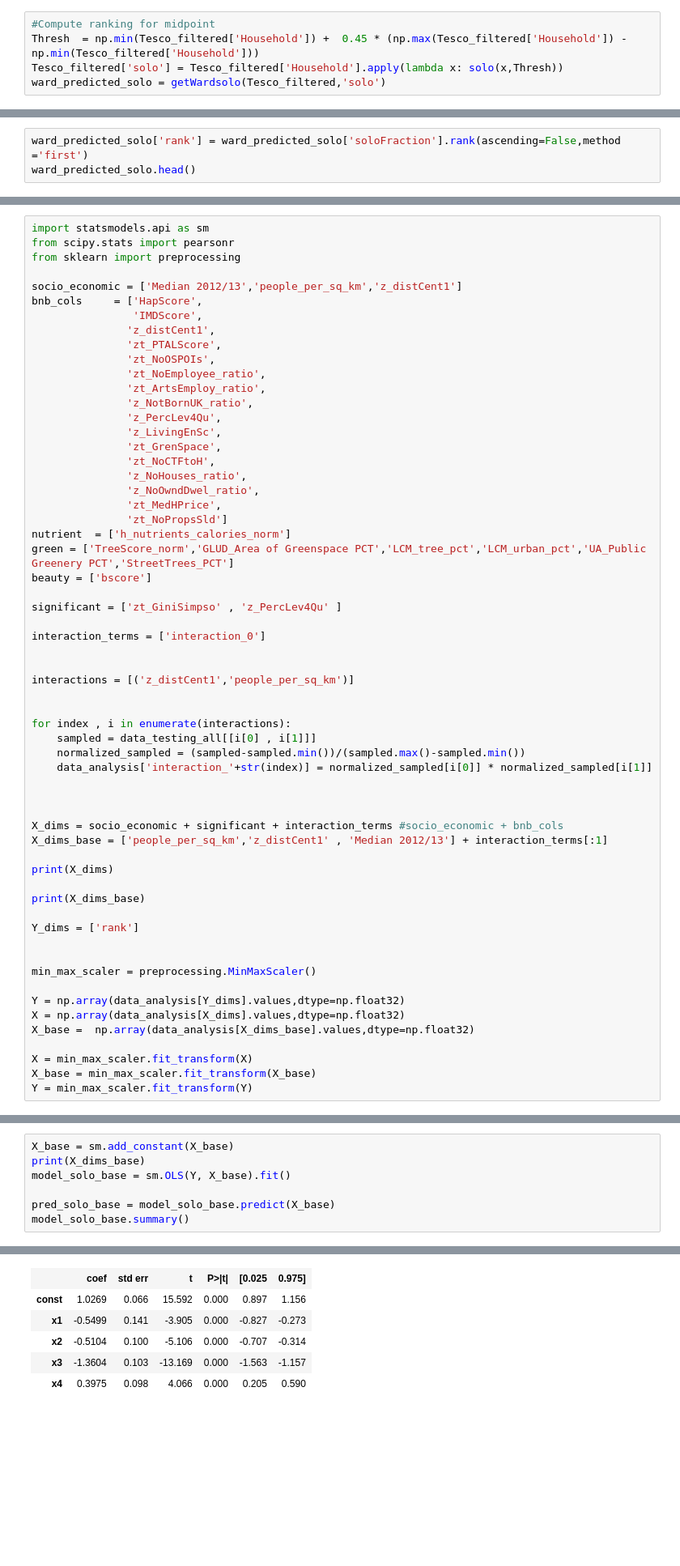
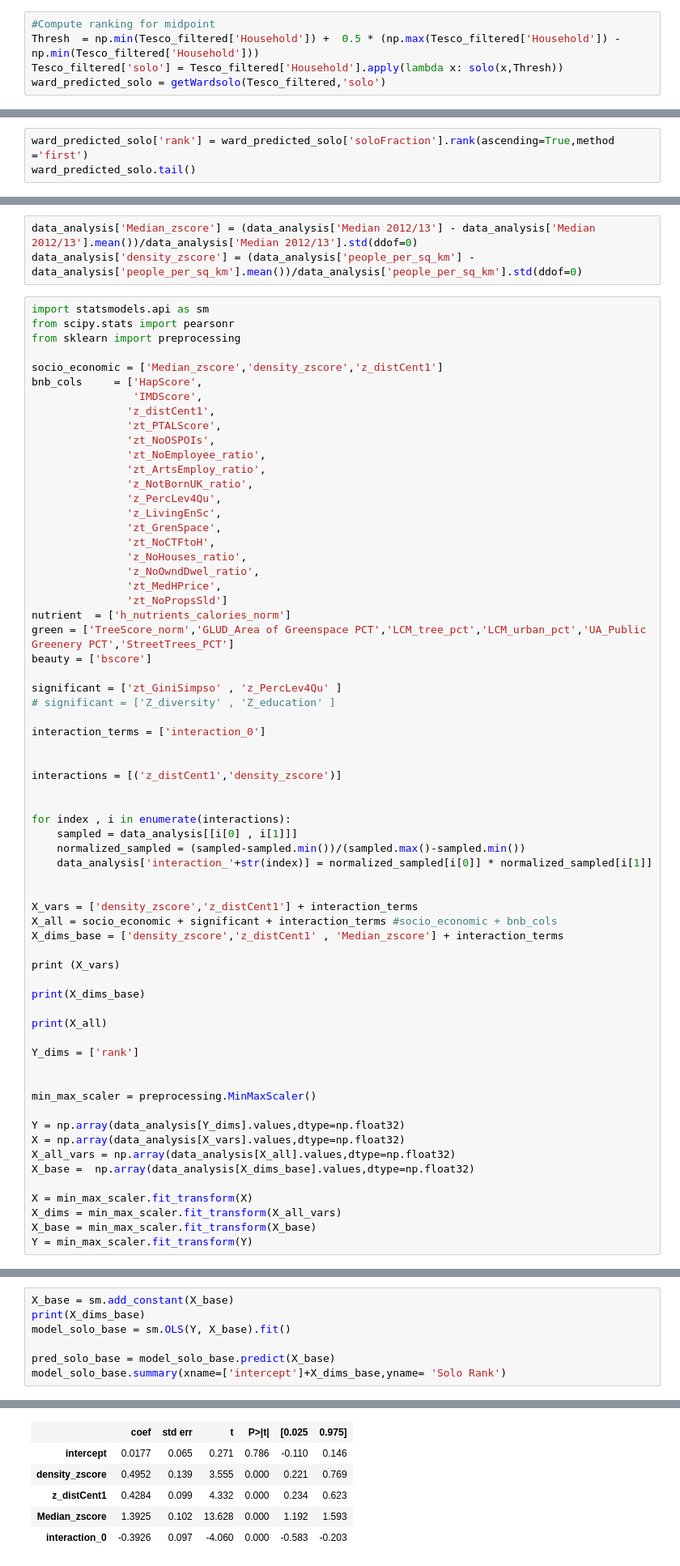
Before and after one commit to sagarjoglekar/Vitamin_N, a Jupyter notebook: Notebooks/Solo_living/Solo_Find_ranking_metric_main.ipynb, the cells around one changed output, grey strips where cells are left out. Shown at 81% size. Saved outputs shown, nothing was run; the diff lists cells and outputs as text; blank space fills up the shorter version.

```diff
--- a/Notebooks/Solo_living/Solo_Find_ranking_metric_main.ipynb
+++ b/Notebooks/Solo_living/Solo_Find_ranking_metric_main.ipynb
@@ -249,7 +290,7 @@ Tesco_filtered['solo_high'] = Tesco_filtered['Household'].apply(lambda x: solo(x
 ward_predicted_solo_high = getWardsolo(Tesco_filtered,'solo_high')
 # %%
 #Compute ranking for midpoint
-Thresh  = np.min(Tesco_filtered['Household']) +  0.45 * (np.max(Tesco_filtered['Household']) - np.min(Tesco_filtered['Household']))
+Thresh  = np.min(Tesco_filtered['Household']) +  0.5 * (np.max(Tesco_filtered['Household']) - np.min(Tesco_filtered['Household']))
 Tesco_filtered['solo'] = Tesco_filtered['Household'].apply(lambda x: solo(x,Thresh))
 ward_predicted_solo = getWardsolo(Tesco_filtered,'solo')
 # %%
@@ -288,7 +329,7 @@ spearmanr(test_predicted_solo['soloFraction_x'],test_predicted_solo['soloFractio
 # %% [output]
 SpearmanrResult(correlation=0.9714592717865284, pvalue=0.0)
 # %%
-ward_predicted_solo['rank'] = ward_predicted_solo['soloFraction'].rank(ascending=False,method ='first')
-ward_predicted_solo.head()
+ward_predicted_solo['rank'] = ward_predicted_solo['soloFraction'].rank(ascending=True,method ='first')
+ward_predicted_solo.tail()
 # %% [output]
 |  | wardCode | soloFraction | rank |
@@ -453,9 +671,12 @@ data_analysis = data_testing_all.copy()
+# %%
+data_analysis['Median_zscore'] = (data_analysis['Median 2012/13'] - data_analysis['Median 2012/13'].mean())/data_analysis['Median 2012/13'].std(ddof=0)
+data_analysis['density_zscore'] = (data_analysis['people_per_sq_km'] - data_analysis['people_per_sq_km'].mean())/data_analysis['people_per_sq_km'].std(ddof=0)
 # %%
 import statsmodels.api as sm
 from scipy.stats import pearsonr
 from sklearn import preprocessing
 
-socio_economic = ['Median 2012/13','people_per_sq_km','z_distCent1']
+socio_economic = ['Median_zscore','density_zscore','z_distCent1']
 bnb_cols     = ['HapScore',
                 'IMDScore',
                'z_distCent1',
@@ -477,26 +698,29 @@ green = ['TreeScore_norm','GLUD_Area of Greenspace PCT','LCM_tree_pct','LCM_urba
 beauty = ['bscore']
 
 significant = ['zt_GiniSimpso' , 'z_PercLev4Qu' ]
+# significant = ['Z_diversity' , 'Z_education' ]
 
 interaction_terms = ['interaction_0']
 
 
-interactions = [('z_distCent1','people_per_sq_km')]
+interactions = [('z_distCent1','density_zscore')]
 
 
 for index , i in enumerate(interactions):
-    sampled = data_testing_all[[i[0] , i[1]]]
+    sampled = data_analysis[[i[0] , i[1]]]
     normalized_sampled = (sampled-sampled.min())/(sampled.max()-sampled.min())
     data_analysis['interaction_'+str(index)] = normalized_sampled[i[0]] * normalized_sampled[i[1]]
 
 
+X_vars = ['density_zscore','z_distCent1'] + interaction_terms
+X_all = socio_economic + significant + interaction_terms #socio_economic + bnb_cols
+X_dims_base = ['density_zscore','z_distCent1' , 'Median_zscore'] + interaction_terms
 
-X_dims = socio_economic + significant + interaction_terms #socio_economic + bnb_cols
-X_dims_base = ['people_per_sq_km','z_distCent1' , 'Median 2012/13'] + interaction_terms[:1]
-
-print(X_dims)
+print (X_vars)
 
 print(X_dims_base)
+
+print(X_all)
 
 Y_dims = ['rank']
 
@@ -504,10 +728,12 @@ Y_dims = ['rank']
 min_max_scaler = preprocessing.MinMaxScaler()
 
 Y = np.array(data_analysis[Y_dims].values,dtype=np.float32)
-X = np.array(data_analysis[X_dims].values,dtype=np.float32)
+X = np.array(data_analysis[X_vars].values,dtype=np.float32)
+X_all_vars = np.array(data_analysis[X_all].values,dtype=np.float32)
 X_base =  np.array(data_analysis[X_dims_base].values,dtype=np.float32)
 
 X = min_max_scaler.fit_transform(X)
+X_dims = min_max_scaler.fit_transform(X_all_vars)
 X_base = min_max_scaler.fit_transform(X_base)
 Y = min_max_scaler.fit_transform(Y)
 # %% [output]
@@ -521,5 +778,5 @@ print(X_dims_base)
 model_solo_base = sm.OLS(Y, X_base).fit()
 
 pred_solo_base = model_solo_base.predict(X_base)
-model_solo_base.summary()
+model_solo_base.summary(xname=['intercept']+X_dims_base,yname= 'Solo Rank')
 # %% [output]
@@ -535,8 +792,8 @@ OLS Regression Results
 | Df Model: | 4 |  |  |
 | Covariance Type: | nonrobust |  |  |
 |  | coef | std err | t | P>|t| | [0.025 | 0.975] |
-| const | 1.0269 | 0.066 | 15.592 | 0.000 | 0.897 | 1.156 |
-| x1 | -0.5499 | 0.141 | -3.905 | 0.000 | -0.827 | -0.273 |
-| x2 | -0.5104 | 0.100 | -5.106 | 0.000 | -0.707 | -0.314 |
-| x3 | -1.3604 | 0.103 | -13.169 | 0.000 | -1.563 | -1.157 |
-| x4 | 0.3975 | 0.098 | 4.066 | 0.000 | 0.205 | 0.590 |
+| intercept | 0.0177 | 0.065 | 0.271 | 0.786 | -0.110 | 0.146 |
+| density_zscore | 0.4952 | 0.139 | 3.555 | 0.000 | 0.221 | 0.769 |
+| z_distCent1 | 0.4284 | 0.099 | 4.332 | 0.000 | 0.234 | 0.623 |
+| Median_zscore | 1.3925 | 0.102 | 13.628 | 0.000 | 1.192 | 1.593 |
+| interaction_0 | -0.3926 | 0.097 | -4.060 | 0.000 | -0.583 | -0.203 |
```
Also changed, not shown: parts of 106 cells of this notebook, 13 other files.
